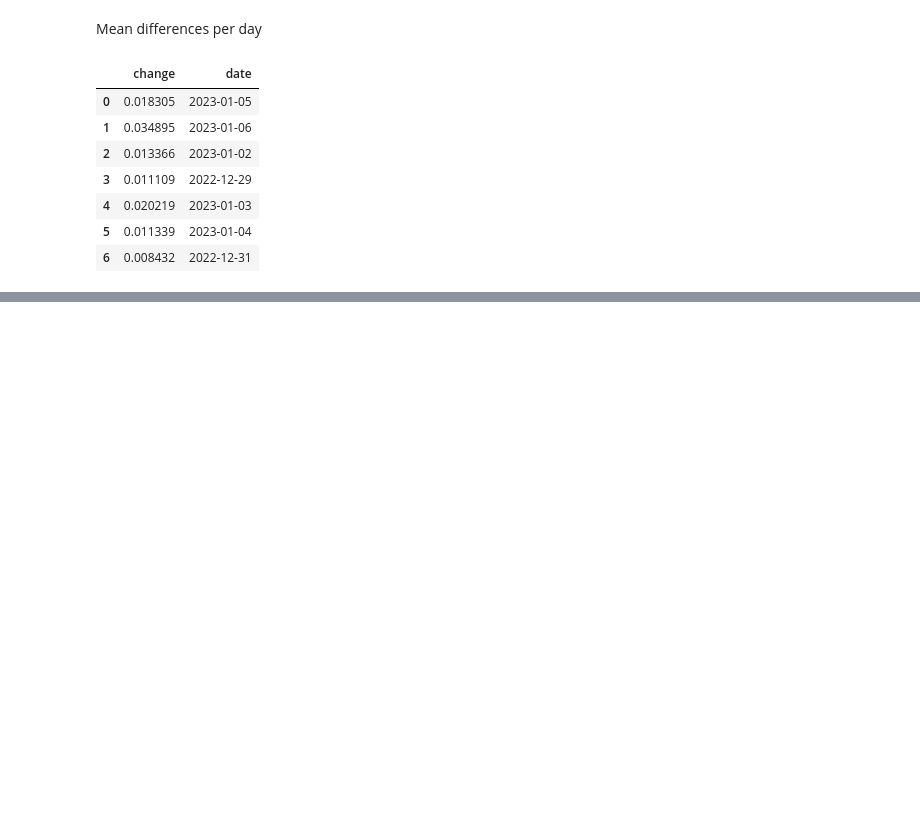
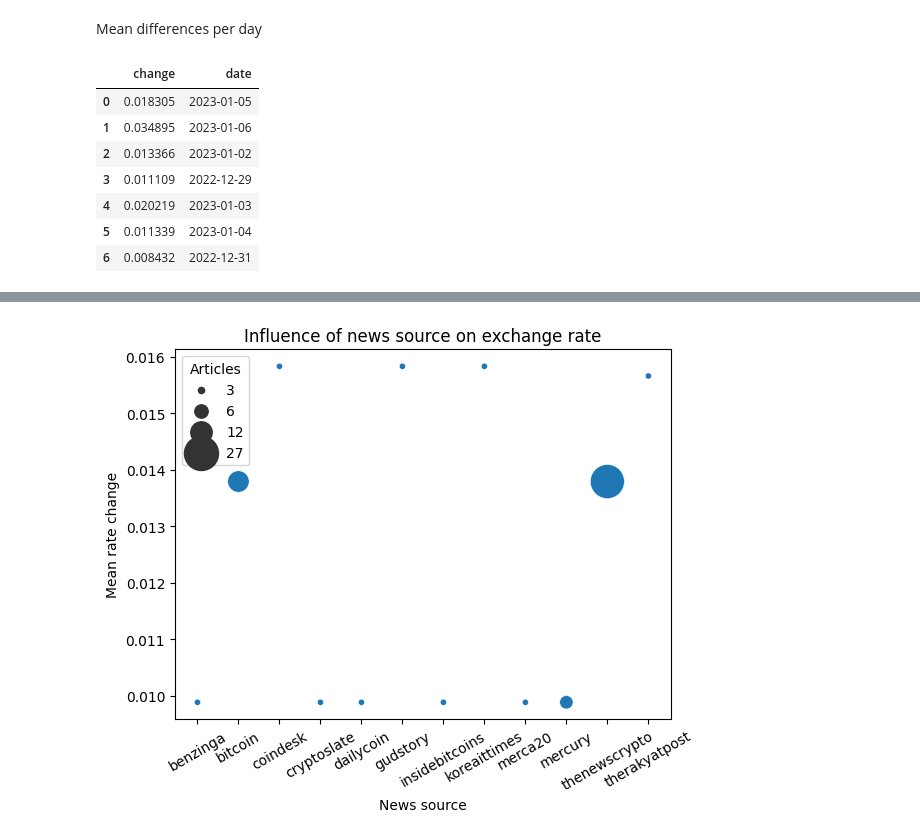
Before and after one commit to mstaczek/BigDataProject-crypto, a Jupyter notebook: spark-analytics.ipynb, the cells around one changed output, grey strips where cells are left out. Cells and saved outputs as stored; diff of their text form; code cells hidden in the pictures; blank space fills up the shorter version.

```diff
--- a/spark-analytics.ipynb
+++ b/spark-analytics.ipynb
@@ -455,0 +493,9 @@ plt.show()
+# %%
+sns.scatterplot(data=joined2, x='News source', y='Mean rate change', size='Articles', sizes=(20, 600))
+plt.xticks(rotation=30)
+plt.title('Influence of news source on exchange rate')
+plt.xlabel('News source')
+plt.ylabel('Mean rate change')
+plt.show()
+# %% [output]
+[figure, added]
```
Also changed, not shown: parts of 12 cells of this notebook.
